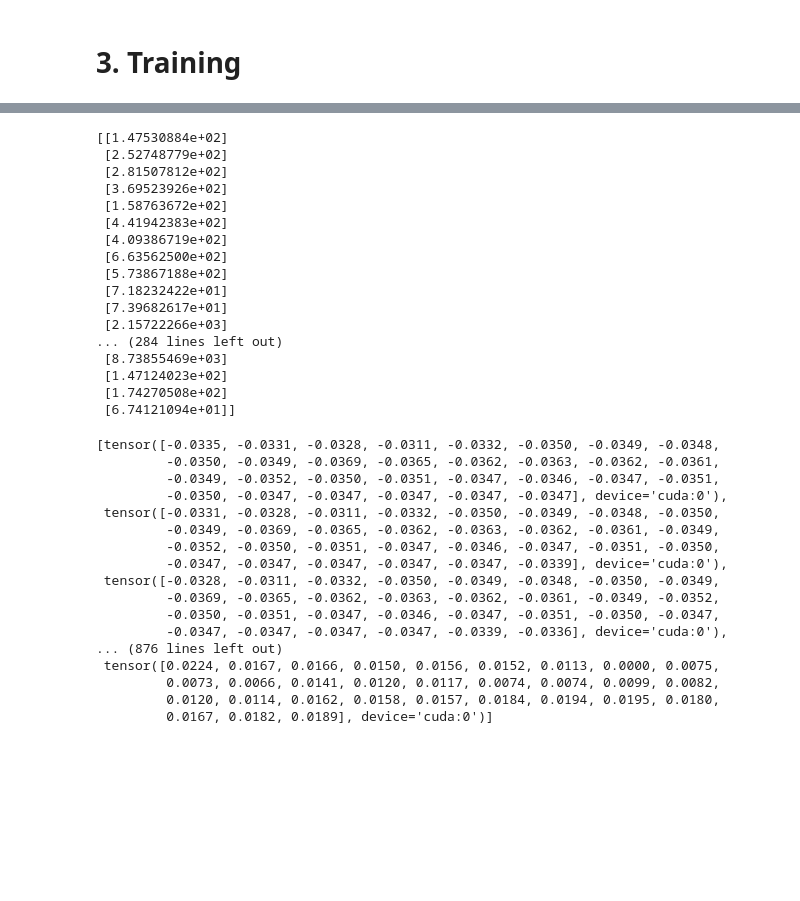
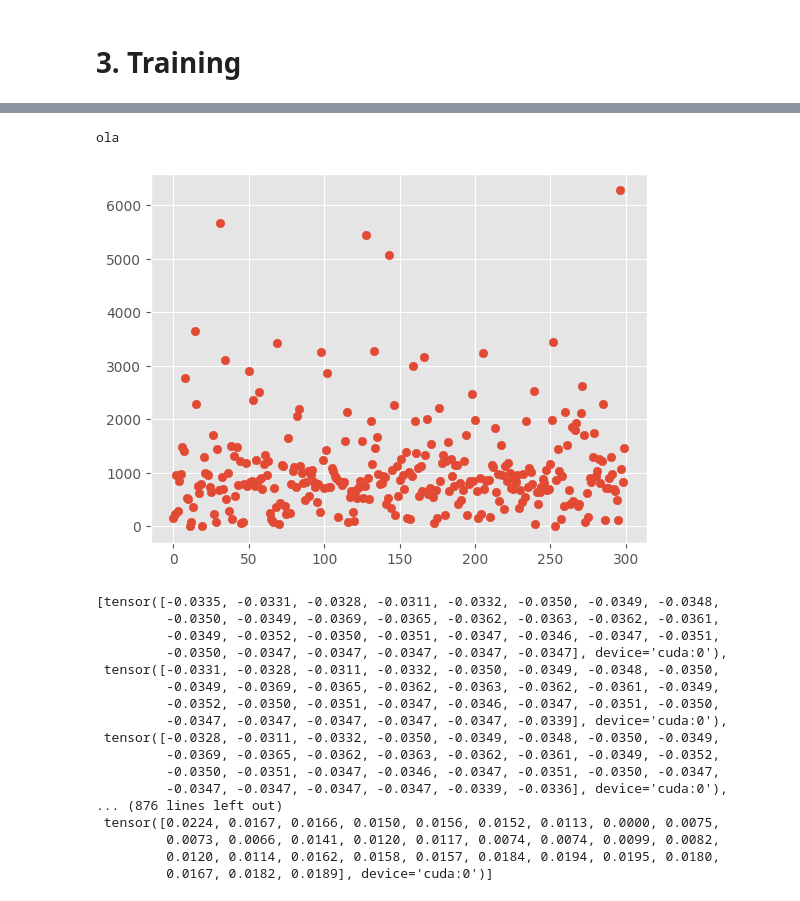
Before and after one commit to RicardoRamautar/AI-Trading-Bot, a Jupyter notebook: PricePrediction - standard/price_prediction.ipynb, the cells around one changed output, grey strips where cells are left out. Saved outputs shown, nothing was run; the diff lists cells and outputs as text; code cells hidden in the pictures; blank space fills up the shorter version.

```diff
--- a/PricePrediction - standard/price_prediction.ipynb
+++ b/PricePrediction - standard/price_prediction.ipynb
@@ -132,14 +132,14 @@ input_size  = 1      # Number of input features
 num_classes = 1     # Number of output classes -> 1, because it needs to output 1 value
 
 # Hyperparameters
-num_epochs      = 30
+num_epochs      = 60
 learning_rate   = 0.001
 
 hidden_size     = 32        # Number of features in hidden state
 fc_features     = 128       # Size of output of first fully connected layer
 num_layers      = 2         # Number of stacked lstm layers
 
-batch_size = 3
+batch_size = 5
 
 # Set loss function to MSE loss
 criterion = nn.MSELoss()
@@ -315,52 +366,40 @@ def normalize_test(X, y):
 
     # Reshape back to 3D
     X_test_normalized = X_test_normalized.reshape(X.shape)
     y_test_normalized = y_test_normalized.reshape(y.shape)
 
     X_test_tensor = torch.tensor(X_test_normalized, dtype=torch.float32)
     y_test_tensor = torch.tensor(y_test_normalized, dtype=torch.float32)
 
     return X_test_tensor, y_test_tensor
 
 X_test_norm, y_test_norm = normalize_test(X_test, y_test)
 
 lstm_test = LSTM(num_classes, input_size, hidden_size, num_layers, X_train.shape[1], fc_features).to(device)
 
 lstm_test.load_state_dict(results[0].model)
 
 # Set the model to evaluation mode
 lstm_test.eval()
 
 X_test_norm = X_test_norm.to(device)
 test_output = lstm_test.forward(X_test_norm).to(device)
 
 test_output_np = test_output.cpu().data.numpy()
 test_labels_np     = y_test_norm.data.numpy()
 test_labels_np = test_labels_np.reshape(test_labels_np.shape[0], 1)
 
 X_plot = feature_scaler.inverse_transform(test_output_np)
 y_plot = feature_scaler.inverse_transform(test_labels_np)
 
-error = np.abs(X_plot - y_plot)
-print(error)
+errors = np.abs(X_plot - y_plot)
+avg_error = np.mean(errors)
+
+plt.scatter(np.arange(len(errors)), errors)
+print('ola')
 # %% [output]
-[[1.47530884e+02]
- [2.52748779e+02]
- [2.81507812e+02]
- [3.69523926e+02]
- [1.58763672e+02]
- [4.41942383e+02]
- [4.09386719e+02]
- [6.63562500e+02]
- [5.73867188e+02]
- [7.18232422e+01]
- [7.39682617e+01]
- [2.15722266e+03]
-... (284 lines left out)
- [8.73855469e+03]
- [1.47124023e+02]
- [1.74270508e+02]
- [6.74121094e+01]]
+ola
+[figure, added]
 # %%
 # %% [output]
 [tensor([-0.0335, -0.0331, -0.0328, -0.0311, -0.0332, -0.0350, -0.0349, -0.0348,
```
Also changed, not shown: parts of 3 cells of this notebook.
